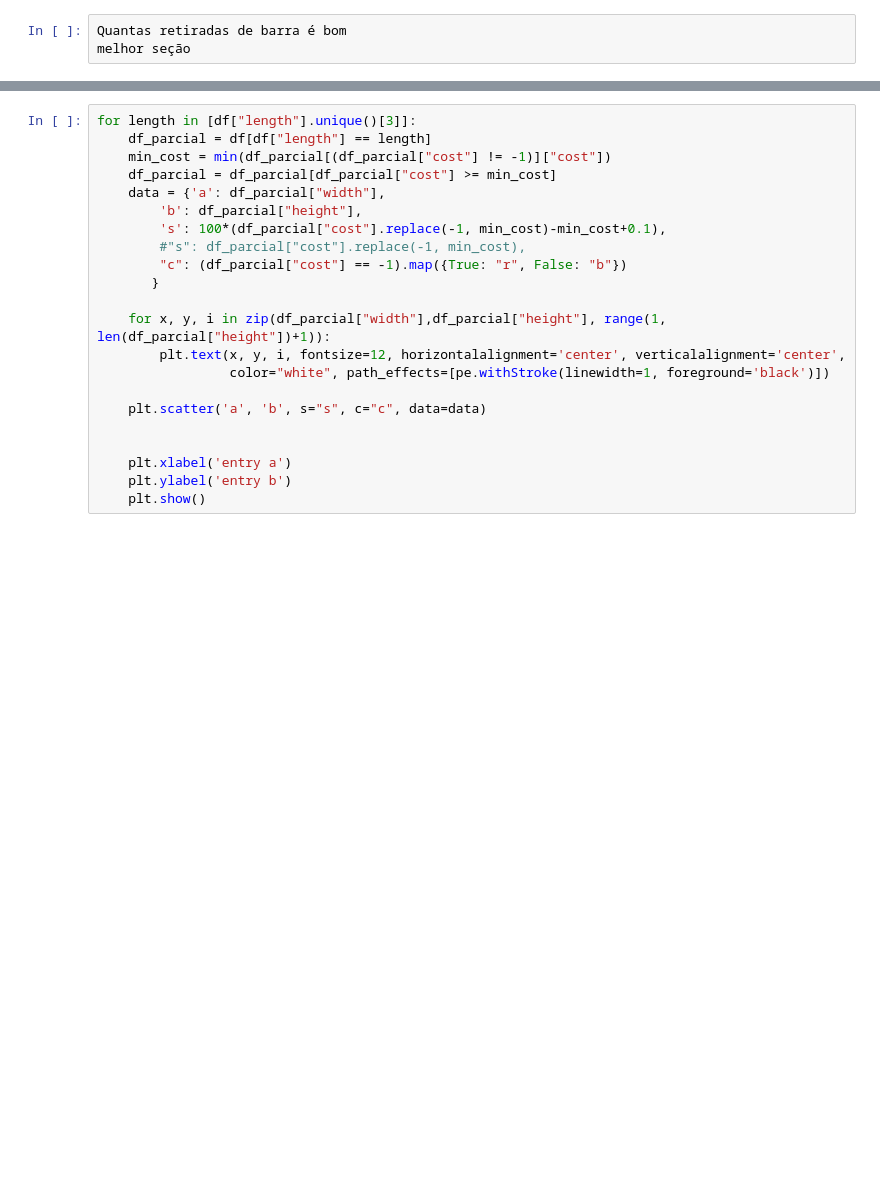
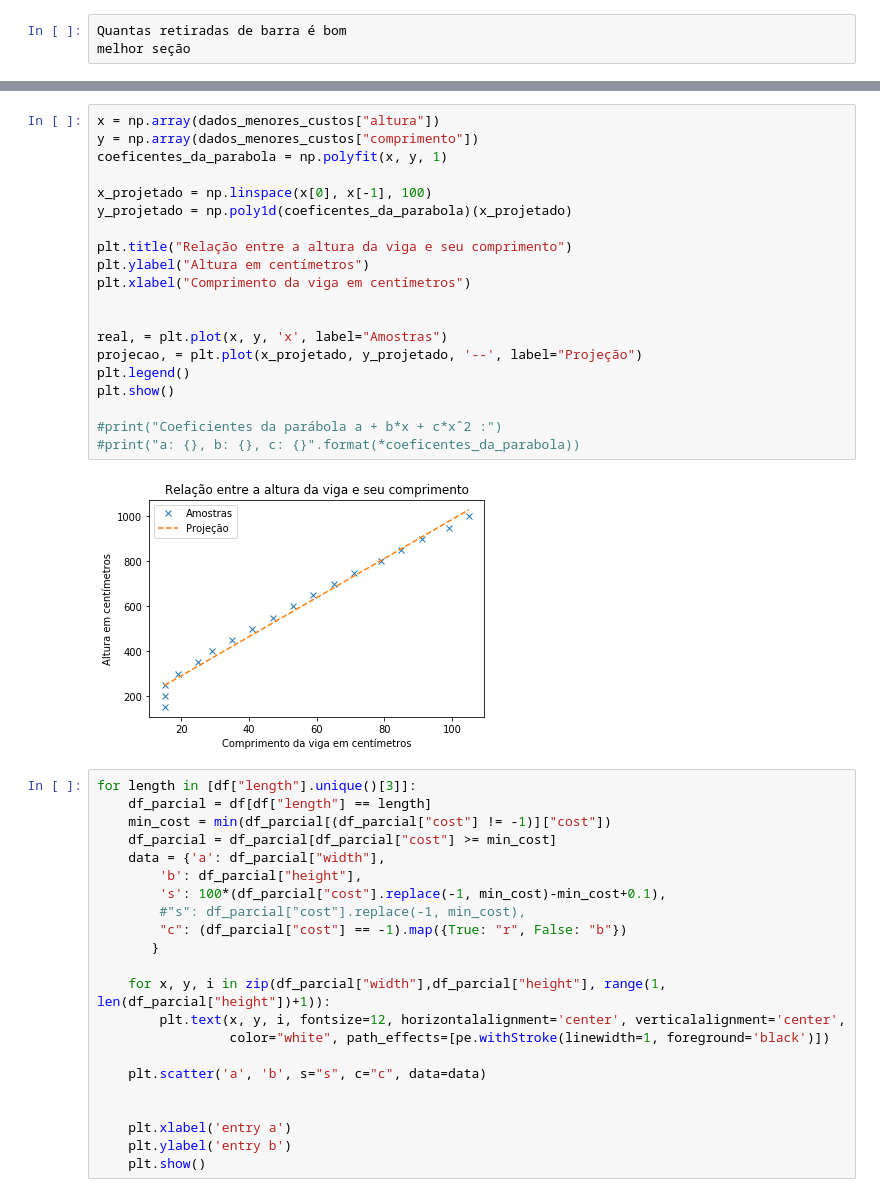
Before and after one commit to luisggc/FConcrete, a Jupyter notebook: examples/Cost Analysis.ipynb, the cells around one changed output, grey strips where cells are left out. Saved outputs shown, nothing was run; the diff lists cells and outputs as text; blank space fills up the shorter version.

```diff
--- a/examples/Cost Analysis.ipynb
+++ b/examples/Cost Analysis.ipynb
@@ -78,3 +147,25 @@ df["lowest_cost_length"] = df["cost"] == df["lowest_cost_length"]
+# %%
+x = np.array(dados_menores_custos["altura"])
+y = np.array(dados_menores_custos["comprimento"])
+coeficentes_da_parabola = np.polyfit(x, y, 1)
+
+x_projetado = np.linspace(x[0], x[-1], 100)
+y_projetado = np.poly1d(coeficentes_da_parabola)(x_projetado)
+
+plt.title("Relação entre a altura da viga e seu comprimento")
+plt.ylabel("Altura em centímetros")
+plt.xlabel("Comprimento da viga em centímetros")
+
+
+real, = plt.plot(x, y, 'x', label="Amostras")
+projecao, = plt.plot(x_projetado, y_projetado, '--', label="Projeção")
+plt.legend()
+plt.show()
+
+#print("Coeficientes da parábola a + b*x + c*xˆ2 :")
+#print("a: {}, b: {}, c: {}".format(*coeficentes_da_parabola))
+# %% [output]
+[figure, added]
 # %%
 for length in [df["length"].unique()[3]]:
     df_parcial = df[df["length"] == length]
```
Also changed, not shown: parts of 24 cells of this notebook, 9 other files.
